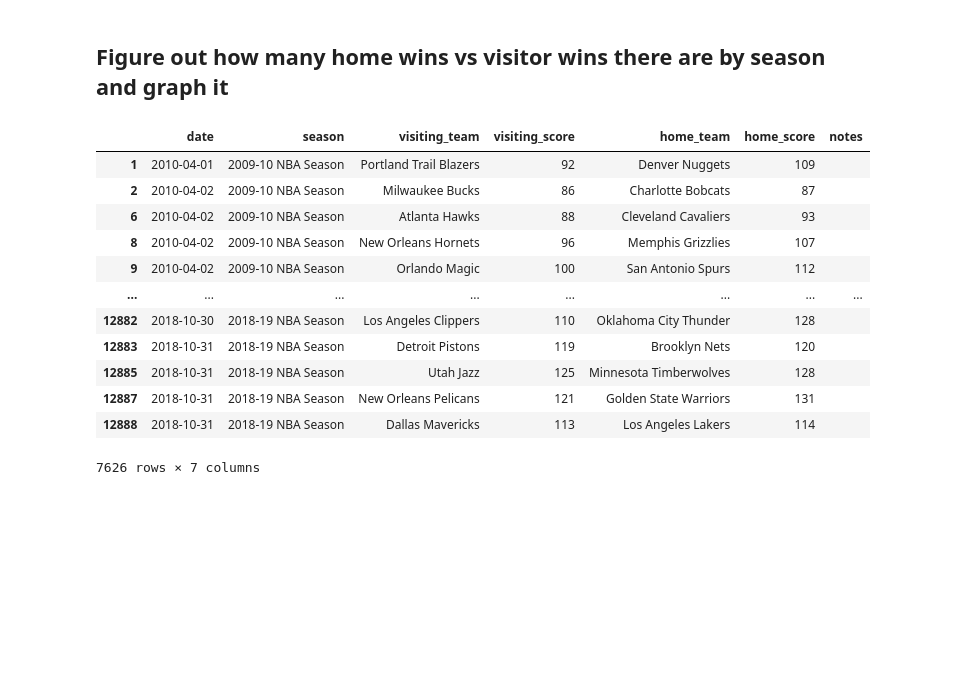
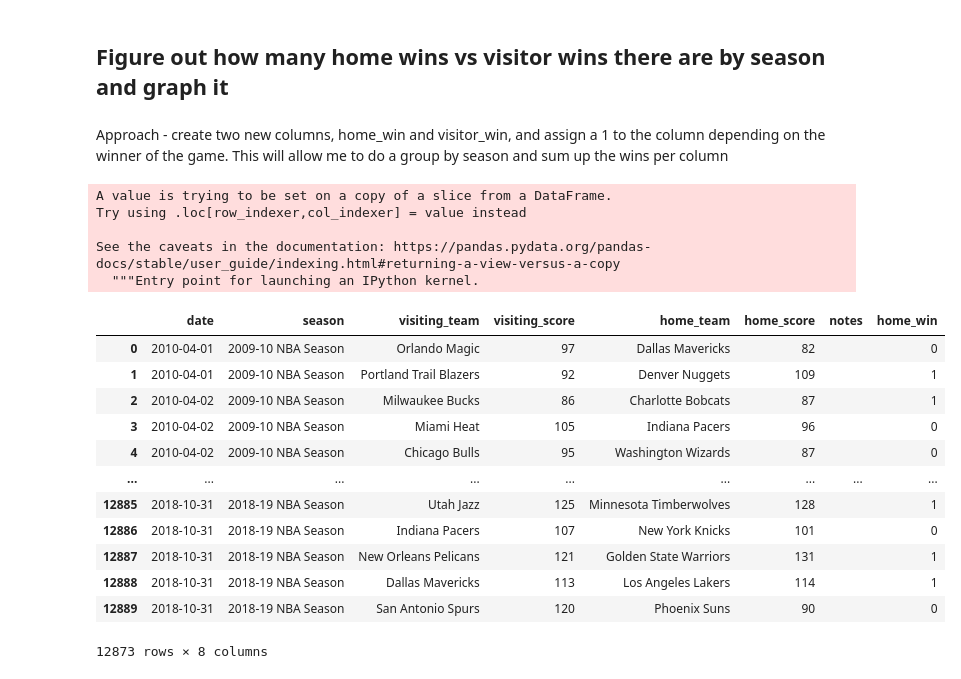
Before and after one commit to wjlau/Capstone1-Proposal, a Jupyter notebook: Basketball_Dataset.ipynb, the cells around one changed output. Drawn from its saved outputs; the diff is of its cells as text; code cells hidden in the pictures; blank space fills up the shorter version.

```diff
--- a/Basketball_Dataset.ipynb
+++ b/Basketball_Dataset.ipynb
@@ -139,20 +140,3 @@ array([[<AxesSubplot:xlabel='visiting_score', ylabel='visiting_score'>,
 At first glance at the histograms it looks like majority of the scores of the visiting teams are just left of 100 points vs. scores of the home teams are just right of 100.
 # %% [markdown]
 ## Figure out how many home wins vs visitor wins there are by season and graph it
-# %%
-wins = pd.DataFrame({filtered[filtered.home_score>filtered.visiting_score]
-wins
-# %% [output]
-|  | date | season | visiting_team | visiting_score | home_team | home_score | notes |
-| 1 | 2010-04-01 | 2009-10 NBA Season | Portland Trail Blazers | 92 | Denver Nuggets | 109 |  |
-| 2 | 2010-04-02 | 2009-10 NBA Season | Milwaukee Bucks | 86 | Charlotte Bobcats | 87 |  |
-| 6 | 2010-04-02 | 2009-10 NBA Season | Atlanta Hawks | 88 | Cleveland Cavaliers | 93 |  |
-| 8 | 2010-04-02 | 2009-10 NBA Season | New Orleans Hornets | 96 | Memphis Grizzlies | 107 |  |
-| 9 | 2010-04-02 | 2009-10 NBA Season | Orlando Magic | 100 | San Antonio Spurs | 112 |  |
-| ... | ... | ... | ... | ... | ... | ... | ... |
-| 12882 | 2018-10-30 | 2018-19 NBA Season | Los Angeles Clippers | 110 | Oklahoma City Thunder | 128 |  |
-| 12883 | 2018-10-31 | 2018-19 NBA Season | Detroit Pistons | 119 | Brooklyn Nets | 120 |  |
-| 12885 | 2018-10-31 | 2018-19 NBA Season | Utah Jazz | 125 | Minnesota Timberwolves | 128 |  |
-| 12887 | 2018-10-31 | 2018-19 NBA Season | New Orleans Pelicans | 121 | Golden State Warriors | 131 |  |
-| 12888 | 2018-10-31 | 2018-19 NBA Season | Dallas Mavericks | 113 | Los Angeles Lakers | 114 |  |
-7626 rows × 7 columns
@@ -161,0 +143,26 @@ column_count = subset_df.count()
+# %% [markdown]
+Approach - create two new columns, home_win and visitor_win, and assign a 1 to the column depending on the winner of the game. This will allow me to do a group by season and sum up the wins per column
+# %%
+filtered['home_win'] = np.where(filtered['home_score']>filtered['visiting_score'], 1, 0 )
+# %% [output]
+A value is trying to be set on a copy of a slice from a DataFrame.
+Try using .loc[row_indexer,col_indexer] = value instead
+
+See the caveats in the documentation: https://pandas.pydata.org/pandas-docs/stable/user_guide/indexing.html#returning-a-view-versus-a-copy
+  """Entry point for launching an IPython kernel.
+# %%
+filtered
+# %% [output]
+|  | date | season | visiting_team | visiting_score | home_team | home_score | notes | home_win |
+| 0 | 2010-04-01 | 2009-10 NBA Season | Orlando Magic | 97 | Dallas Mavericks | 82 |  | 0 |
+| 1 | 2010-04-01 | 2009-10 NBA Season | Portland Trail Blazers | 92 | Denver Nuggets | 109 |  | 1 |
+| 2 | 2010-04-02 | 2009-10 NBA Season | Milwaukee Bucks | 86 | Charlotte Bobcats | 87 |  | 1 |
+| 3 | 2010-04-02 | 2009-10 NBA Season | Miami Heat | 105 | Indiana Pacers | 96 |  | 0 |
+| 4 | 2010-04-02 | 2009-10 NBA Season | Chicago Bulls | 95 | Washington Wizards | 87 |  | 0 |
+| ... | ... | ... | ... | ... | ... | ... | ... | ... |
+| 12885 | 2018-10-31 | 2018-19 NBA Season | Utah Jazz | 125 | Minnesota Timberwolves | 128 |  | 1 |
+| 12886 | 2018-10-31 | 2018-19 NBA Season | Indiana Pacers | 107 | New York Knicks | 101 |  | 0 |
+| 12887 | 2018-10-31 | 2018-19 NBA Season | New Orleans Pelicans | 121 | Golden State Warriors | 131 |  | 1 |
+| 12888 | 2018-10-31 | 2018-19 NBA Season | Dallas Mavericks | 113 | Los Angeles Lakers | 114 |  | 1 |
+| 12889 | 2018-10-31 | 2018-19 NBA Season | San Antonio Spurs | 120 | Phoenix Suns | 90 |  | 0 |
+12873 rows × 8 columns
```
Also changed, not shown: parts of 2 cells of this notebook.
